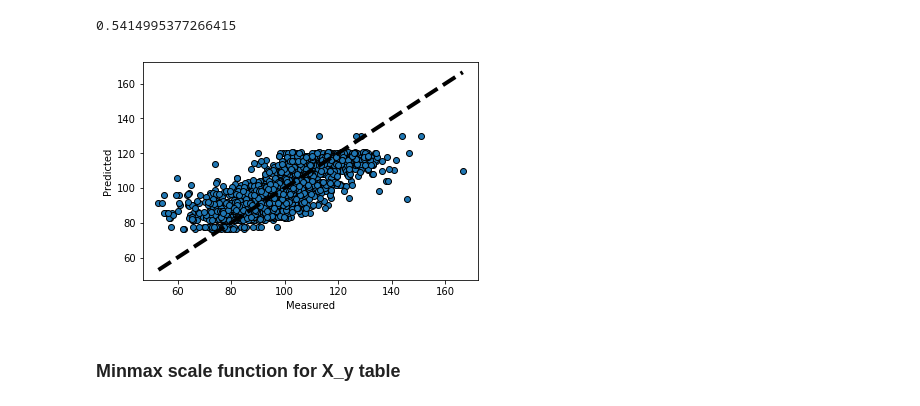
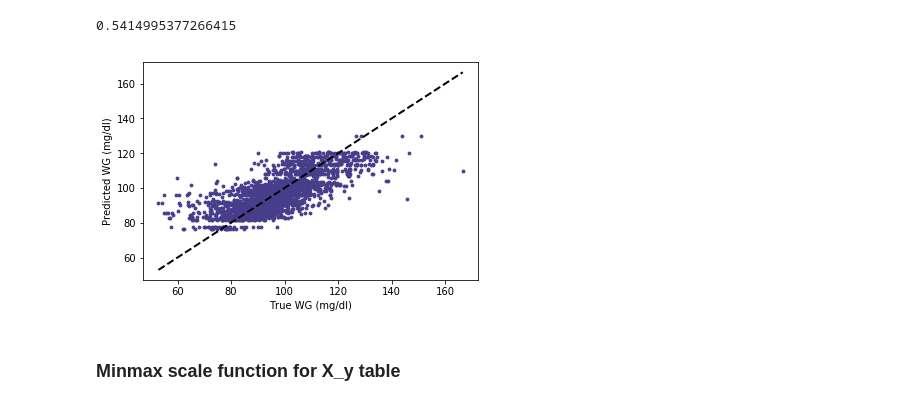
Before and after one commit to ElviraMingazova/MA_Thesis, a Jupyter notebook: Predictions from the diet and personal features.ipynb, the cells around one changed output. Saved outputs shown, nothing was run; the diff lists cells and outputs as text; code cells hidden in the pictures.

```diff
--- a/Predictions from the diet and personal features.ipynb
+++ b/Predictions from the diet and personal features.ipynb
@@ -1583,13 +1583,14 @@ Series.base is deprecated and will be removed in a future version
 0.5414995377266415
 # %%
 fig, ax = plt.subplots()
-ax.scatter(y_test, y_pred, edgecolors=(0, 0, 0))
-ax.plot([y_test.min(), y_test.max()], [y_test.min(), y_test.max()], 'k--', lw=4)
-ax.set_xlabel('Measured')
-ax.set_ylabel('Predicted')
+ax.scatter(y_test, y_pred, color='darkslateblue', s=8)
+ax.plot([y_test.min(), y_test.max()], [y_test.min(), y_test.max()], 'k--', lw=2)
+ax.set_xlabel('True WG (mg/dl)')
+ax.set_ylabel('Predicted WG (mg/dl)')
+plt.savefig('figures/Sleep_wg_pred_from_pers_features', dpi=150)
 plt.show()
 # %% [output]
-[figure, old version]
+[figure, new version]
 # %% [markdown]
 ### Minmax scale function for X_y table
 # %%
```
Also changed, not shown: parts of 24 cells of this notebook, 3 other files.
